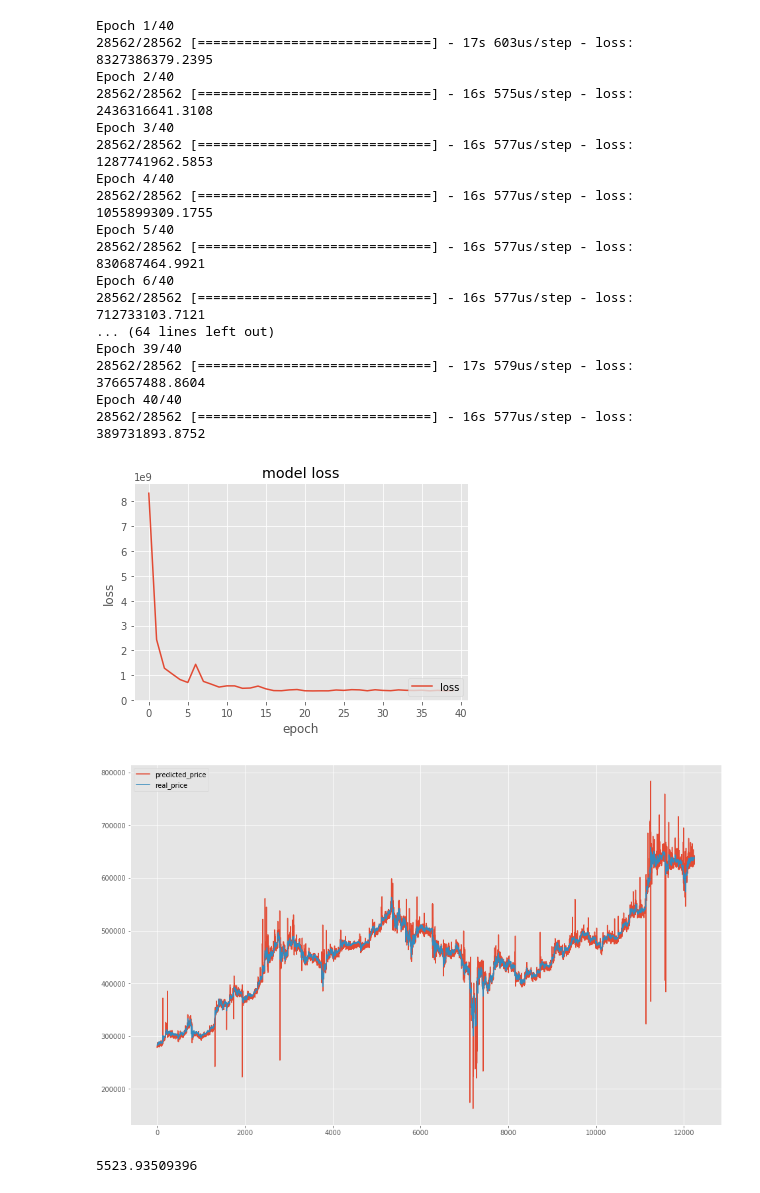
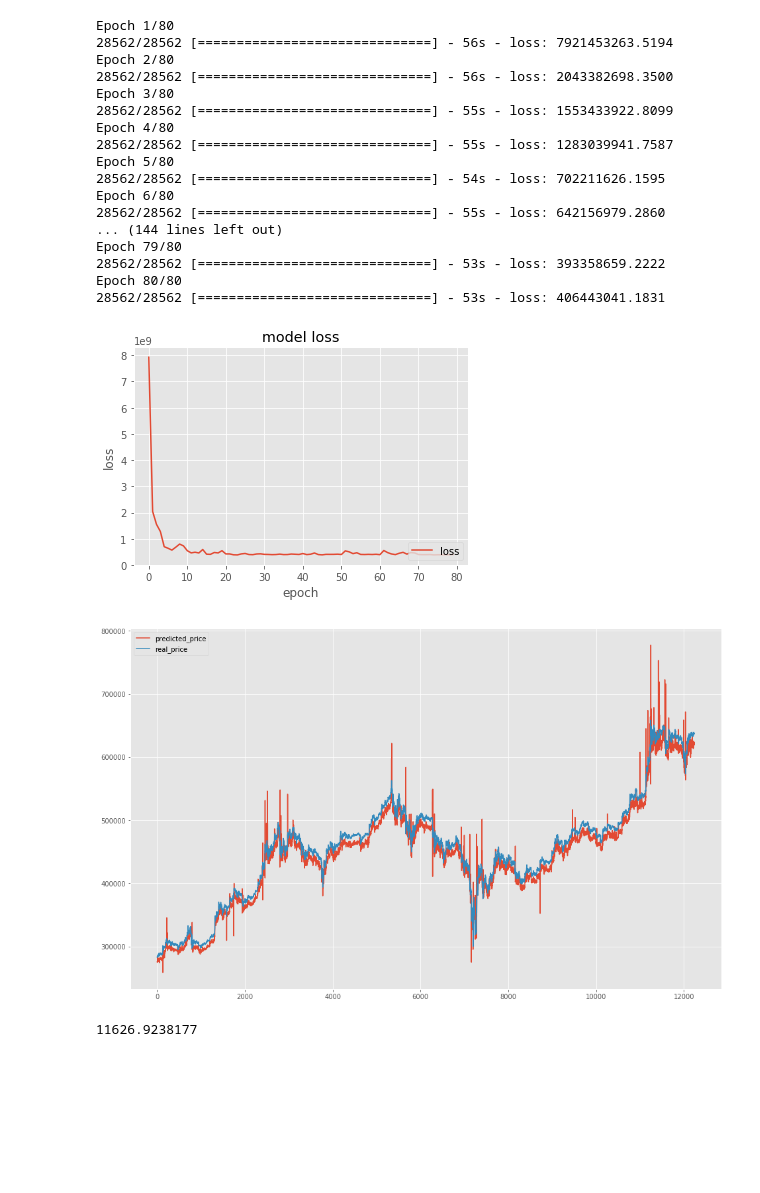
Before and after one commit to Shikugawa/CryptoCurrencyPredictor, a Jupyter notebook: src/train_gru_price.ipynb, the cells around one changed output. Saved outputs shown, nothing was run; the diff lists cells and outputs as text; code cells hidden in the pictures; blank space fills up the shorter version.

```diff
--- a/src/train_gru_price.ipynb
+++ b/src/train_gru_price.ipynb
@@ -136,5 +136,5 @@ y_test = y_test.values
 x_test, y_test = create_data(x_test, y_test, term)
 # -------------------------------------
 
-training(x_train, y_train, x_test, y_test, term, len(options), neurons=256, dropout=0.25, epoch=40)
+training(x_train, y_train, x_test, y_test, term, len(options), neurons=256, dropout=0.25, epoch=80)
 # %% [output]
@@ -141,24 +142,24 @@ training(x_train, y_train, x_test, y_test, term, len(options), neurons=256, drop
 A value is trying to be set on a copy of a slice from a DataFrame.
 Try using .loc[row_indexer,col_indexer] = value instead
 
 See the caveats in the documentation: http://pandas.pydata.org/pandas-docs/stable/indexing.html#indexing-view-versus-copy
-Epoch 1/40
-28562/28562 [==============================] - 17s 603us/step - loss: 8327386379.2395
-Epoch 2/40
-28562/28562 [==============================] - 16s 575us/step - loss: 2436316641.3108
-Epoch 3/40
-28562/28562 [==============================] - 16s 577us/step - loss: 1287741962.5853
-Epoch 4/40
-28562/28562 [==============================] - 16s 577us/step - loss: 1055899309.1755
-Epoch 5/40
-28562/28562 [==============================] - 16s 577us/step - loss: 830687464.9921
-Epoch 6/40
-28562/28562 [==============================] - 16s 577us/step - loss: 712733103.7121
-... (64 lines left out)
-Epoch 39/40
-28562/28562 [==============================] - 17s 579us/step - loss: 376657488.8604
-Epoch 40/40
-28562/28562 [==============================] - 16s 577us/step - loss: 389731893.8752
+Epoch 1/80
+28562/28562 [==============================] - 56s - loss: 7921453263.5194
+Epoch 2/80
+28562/28562 [==============================] - 56s - loss: 2043382698.3500
+Epoch 3/80
+28562/28562 [==============================] - 55s - loss: 1553433922.8099
+Epoch 4/80
+28562/28562 [==============================] - 55s - loss: 1283039941.7587
+Epoch 5/80
+28562/28562 [==============================] - 54s - loss: 702211626.1595
+Epoch 6/80
+28562/28562 [==============================] - 55s - loss: 642156979.2860
+... (144 lines left out)
+Epoch 79/80
+28562/28562 [==============================] - 53s - loss: 393358659.2222
+Epoch 80/80
+28562/28562 [==============================] - 53s - loss: 406443041.1831
-[figure, old version]
+[figure, new version]
-[figure, old version]
+[figure, new version]
-5523.93509396
+11626.9238177
```
Also changed, not shown: parts of 1 cell of this notebook.
